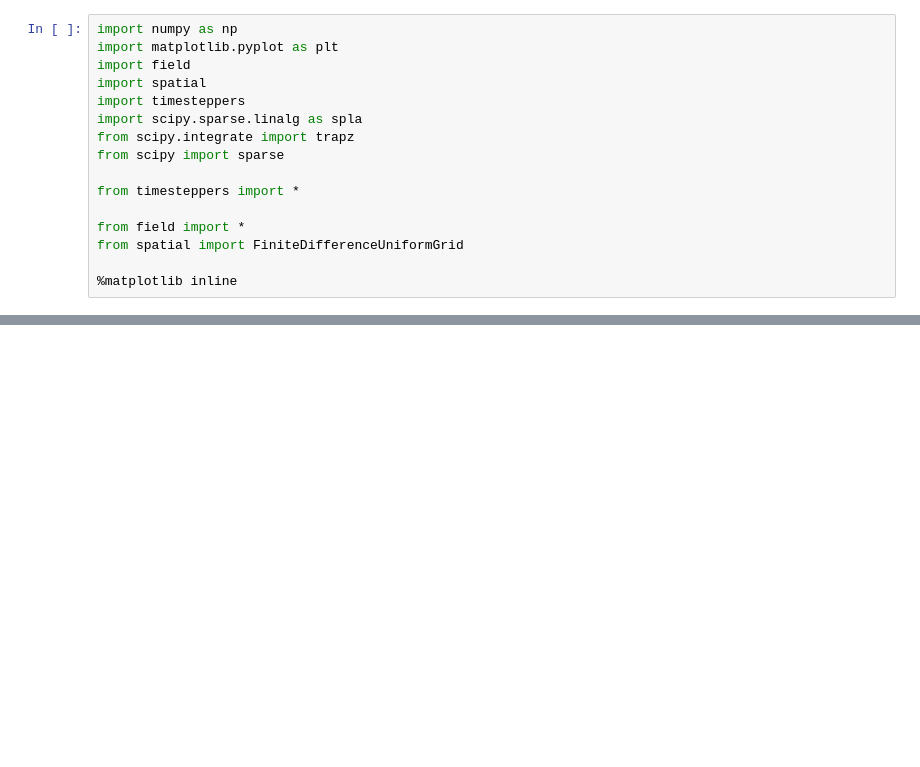
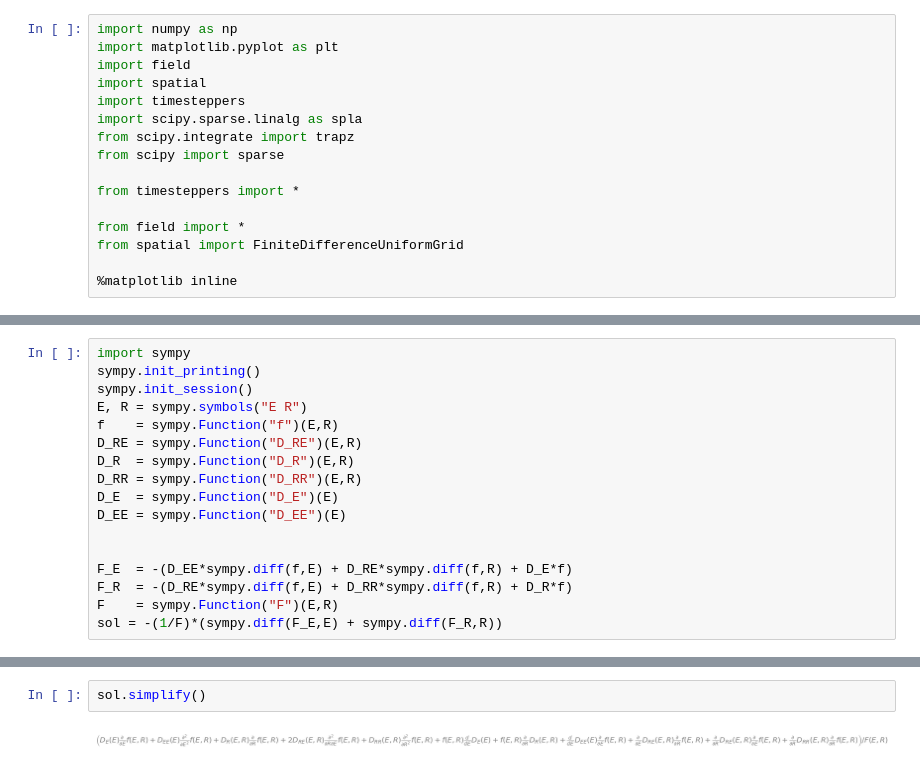
Before and after one commit to nomahen/FokkerPlanck, a Jupyter notebook: fokker_planck_cluster.ipynb, the cells around one changed output, grey strips where cells are left out. Saved outputs shown, nothing was run; the diff lists cells and outputs as text; blank space fills up the shorter version.

```diff
--- a/fokker_planck_cluster.ipynb
+++ b/fokker_planck_cluster.ipynb
@@ -18,3 +18,20 @@ from spatial import FiniteDifferenceUniformGrid
 #### $\frac{1}{\mathcal{J}}\frac{\partial f}{\partial t} = \frac{\partial}{\partial E}(D_{EE} f) + D_{EE}\frac{\partial^2 f}{\partial E^2} + \frac{\partial}{\partial E}(D_{ER})\frac{\partial f}{\partial R} + D_{ER}\frac{\partial^2 f}{\partial E \partial R} + \frac{\partial}{\partial E}(D_E)f + D_E\frac{\partial f}{\partial E}+ \frac{\partial}{\partial R}(D_{RE})\frac{\partial f}{\partial E} + D_{RE}\frac{\partial^2 f}{\partial R\partial E} + \frac{\partial}{\partial R}(D_{RR} f) + D_{RR}\frac{\partial^2 f}{\partial R^2} + \frac{\partial}{\partial R}(D_R)f + D_R\frac{\partial f}{\partial R}$
 # %% [markdown]
 ### $ \frac{1}{\mathcal{J}}\frac{\partial f}{\partial t} = \frac{\partial D_{EE}}{\partial E}f + D_{EE}\frac{\partial f}{\partial E} + D_{EE}\frac{\partial^2 f}{\partial E^2} + \frac{\partial}{\partial E}(D_{ER})\frac{\partial f}{\partial R} + D_{ER}\frac{\partial^2 f}{\partial E \partial R} + \frac{\partial}{\partial E}(D_E)f + D_E\frac{\partial f}{\partial E}+ \frac{\partial}{\partial R}(D_{RE})\frac{\partial f}{\partial E} + D_{RE}\frac{\partial^2 f}{\partial R\partial E} + \frac{\partial D_{RR}}{\partial R}f + D_{RR}\frac{\partial f}{\partial R} + D_{RR}\frac{\partial^2 f}{\partial R^2} + \frac{\partial}{\partial R}(D_R)f + D_R\frac{\partial f}{\partial R}$
+# %%
+import sympy
+sympy.init_printing()
+sympy.init_session()
+E, R = sympy.symbols("E R")
+f    = sympy.Function("f")(E,R)
+D_RE = sympy.Function("D_RE")(E,R)
+D_R  = sympy.Function("D_R")(E,R)
+D_RR = sympy.Function("D_RR")(E,R)
+D_E  = sympy.Function("D_E")(E)
+D_EE = sympy.Function("D_EE")(E)
+
+
+F_E  = -(D_EE*sympy.diff(f,E) + D_RE*sympy.diff(f,R) + D_E*f)
+F_R  = -(D_RE*sympy.diff(f,E) + D_RR*sympy.diff(f,R) + D_R*f)
+F    = sympy.Function("F")(E,R)
+sol = -(1/F)*(sympy.diff(F_E,E) + sympy.diff(F_R,R))
@@ -20,0 +50,4 @@ from spatial import FiniteDifferenceUniformGrid
+# %%
+sol.simplify()
+# %% [output]
+[figure, added]
```
Also changed, not shown: parts of 6 cells of this notebook, 3 other files.
